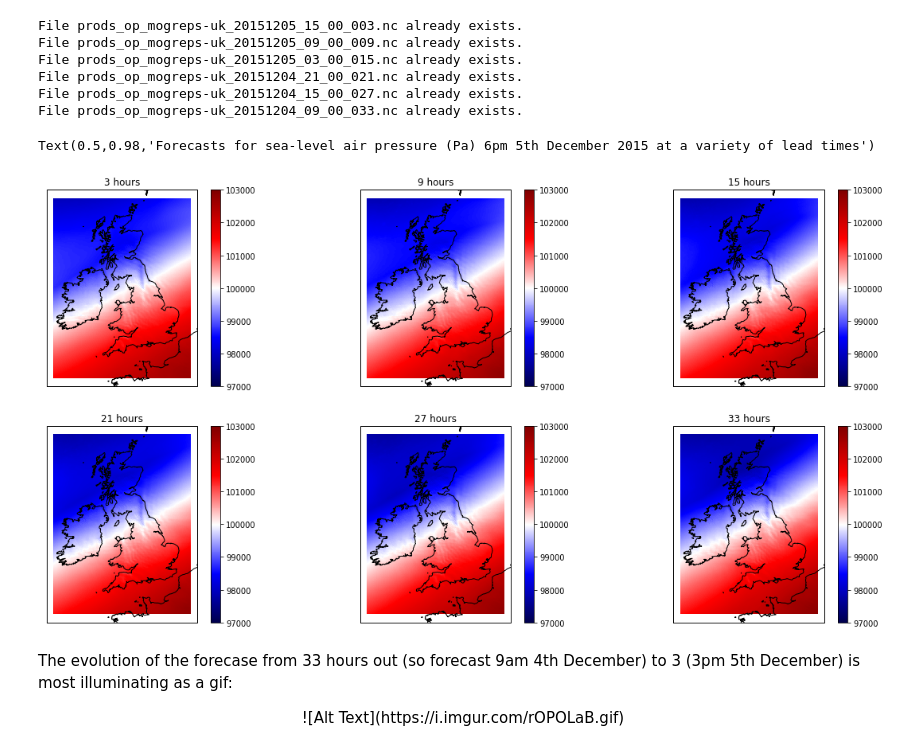
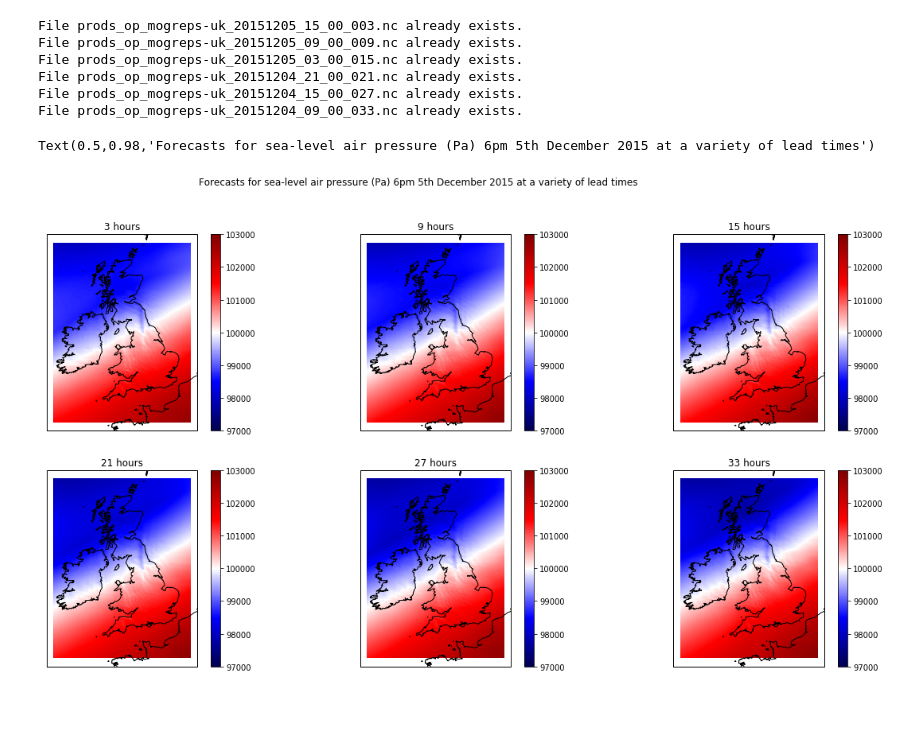
Before and after one commit to thomasgibson/t3motr, a Jupyter notebook: ShinyForPresentation.ipynb, the cells around one changed output. Saved outputs shown, nothing was run; the diff lists cells and outputs as text; code cells hidden in the pictures; blank space fills up the shorter version.

```diff
--- a/ShinyForPresentation.ipynb
+++ b/ShinyForPresentation.ipynb
@@ -47,20 +44,9 @@ forecasts = [DS_forecast_3, DS_forecast_9, DS_forecast_15, DS_forecast_21, DS_fo
 import cartopy.crs as ccrs
 from matplotlib import pyplot as plt
 # %%
-test_variable = "air_pressure_at_sea_level"
-v_min = 97000
-v_max = 103000
-
-tplots.pressure_plots(test_variable, v_min, v_max)
-
-fig.suptitle('Forecasts for sea-level air pressure (Pa) 6pm 5th December 2015 at a variety of lead times')
+test_variable = "air_pressure_at_sea_level"; v_min = 97000; v_max = 103000
+tplot.pressure_plots(forecasts, test_variable, v_min, v_max)
+plt.suptitle('Forecasts for sea-level air pressure (Pa) 6pm 5th December 2015 at a variety of lead times')
 # %% [output]
 Text(0.5,0.98,'Forecasts for sea-level air pressure (Pa) 6pm 5th December 2015 at a variety of lead times')
-[figure, old version]
+[figure, new version]
-# %% [markdown]
-The evolution of the forecase from 33 hours out (so forecast 9am 4th December) to 3 (3pm 5th December) is most illuminating as a gif:
-
-
-<center>
-![Alt Text](https://i.imgur.com/rOPOLaB.gif)
-</center>
```
Also changed, not shown: parts of 31 cells of this notebook, 2 other files.
